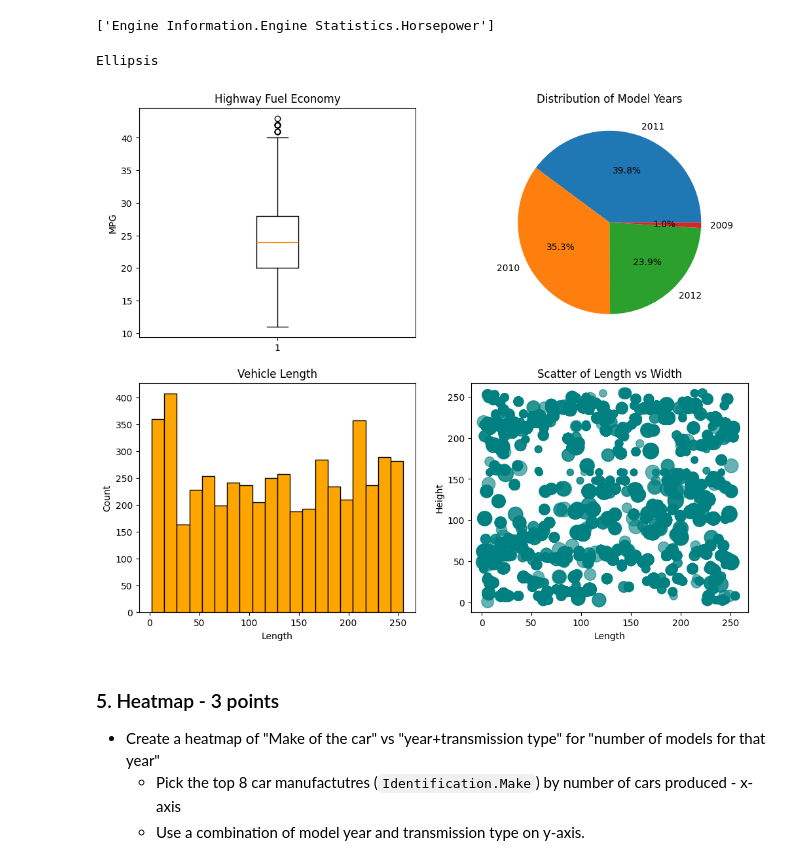
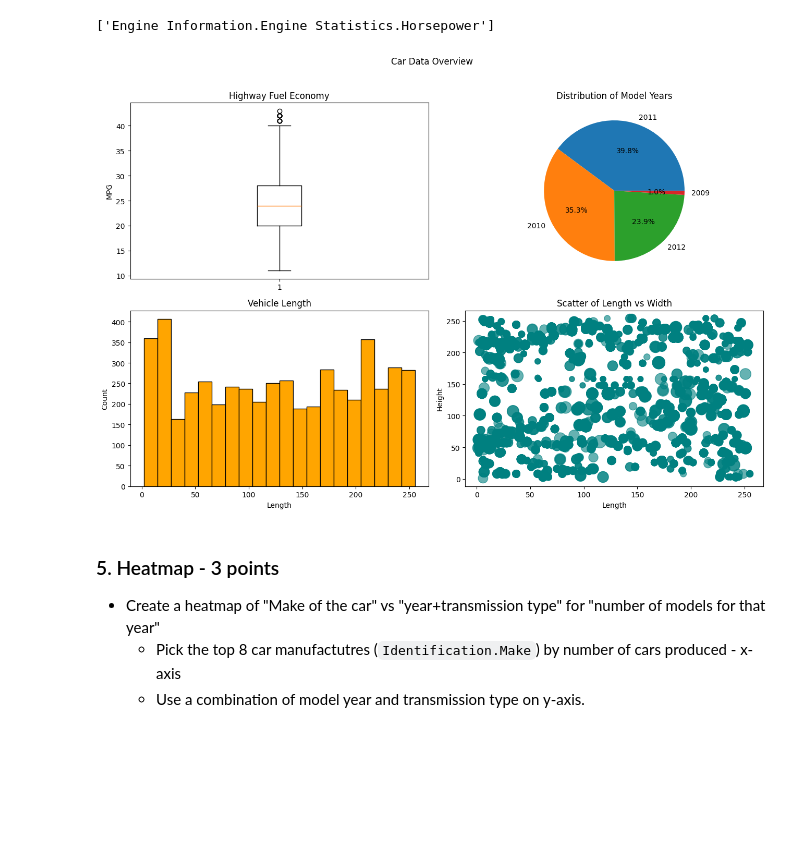
Before and after one commit to kiah-ucsd/DES200, a Jupyter notebook: HW3.ipynb, the cells around one changed output. Drawn from its saved outputs; the diff is of its cells as text; code cells hidden in the pictures; blank space fills up the shorter version.

```diff
--- a/HW3.ipynb
+++ b/HW3.ipynb
@@ -433,52 +407,47 @@ Slope: 0.986, Intercept: 6.033
 # %%
 # YOUR CODE HERE
 # 1️⃣ Filter unrealistic highway MPG outliers
-# Hint: use .loc with a condition (e.g., mpg < 150) and .copy()
 #filter outliers
 subplot_data = cars_df.loc[cars_df["Fuel Information.Highway mpg"]<150].copy()
 
 # 2️⃣ Create a 2x2 grid of subplots
 # Hint: use plt.subplots(rows, cols, figsize=(width, height))
-fig, axes = plt.subplots(2, 2, figsize=(12, 10))
+fig, axes = plt.subplots(2, 2, figsize=(13, 9))
 
 # -------------------- SUBPLOT 1 --------------------
 # Box plot of highway fuel economy
-# Hint: use axes[0, 0].boxplot() and set a title + label
 # we use axes[0,0] instead of plt since we initiated plt already
 axes[0,0].boxplot(subplot_data["Fuel Information.Highway mpg"])
 axes[0,0].set_title("Highway Fuel Economy")
 axes[0,0].set_ylabel("MPG")
 
 # -------------------- SUBPLOT 2 --------------------
 # Pie chart of model year (Identification.Year)
-# Hint: use value_counts() for counts and axes[0, 1].pie()
 model_years = subplot_data["Identification.Year"].value_counts()
 axes[0,1].pie(model_years, labels=model_years.index, autopct="%1.1f%%")
 axes[0, 1].set_title("Distribution of Model Years")
 
 # -------------------- SUBPLOT 3 --------------------
 # Histogram of vehicle length (Dimensions.Length)
-# Hint: use axes[1, 0].hist() with bins=20 and color
 vehicle_length = cars_df["Dimensions.Length"]
 axes[1,0].hist(vehicle_length, bins = 20, color='orange', edgecolor='black')
 axes[1,0].set_xlabel("Length")
 axes[1,0].set_ylabel("Count")
 axes[1,0].set_title("Vehicle Length")
 # -------------------- SUBPLOT 4 --------------------
 # Scatter plot of Length vs Width (Dimensions.Width)
-# Hint: use axes[1, 1].scatter(x, y, s=horsepower/2, alpha=0.6)
 axes[1,1].scatter(cars_df["Dimensions.Length"], cars_df["Dimensions.Width"],s=cars_df["Engine Information.Engine Statistics.Horsepower"]/2,alpha=0.6,
     color="teal")
 axes[1,1].set_xlabel("Length")
 axes[1,1].set_ylabel("Height")
 axes[1,1].set_title("Scatter of Length vs Width")
 
 # 3️⃣ Adjust titles and layout
-# Hint: use fig.suptitle() for a main title and plt.tight_layout() to clean spacing
-...
+fig.suptitle('Car Data Overview')
+plt.tight_layout(rect=[0, 0, 1, 0.96])  # adjust layout for title
+plt.show()
 # %% [output]
-Ellipsis
-[figure, old version]
+[figure, new version]
 # %% [markdown]
 ### 5. Heatmap - 3 points
 
```
Also changed, not shown: parts of 5 cells of this notebook.
